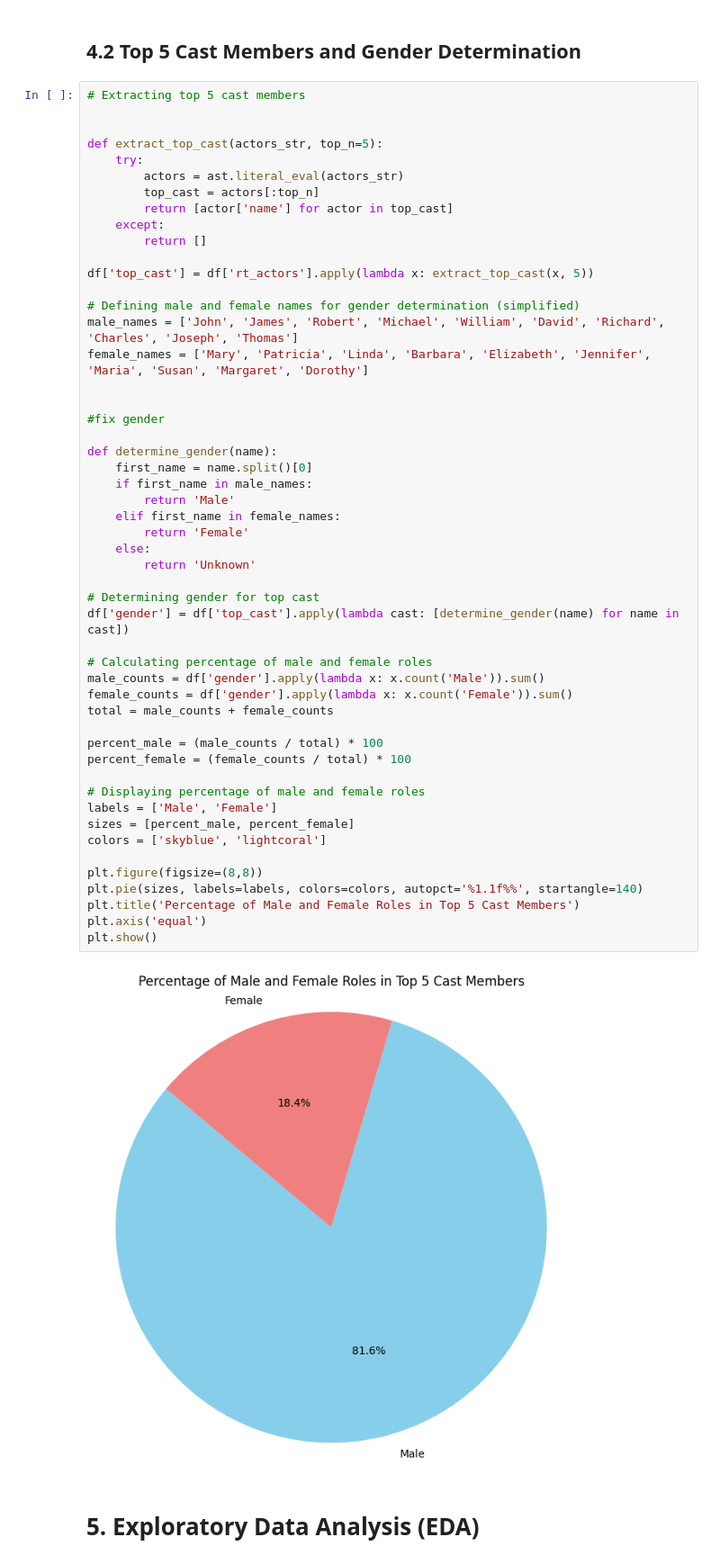
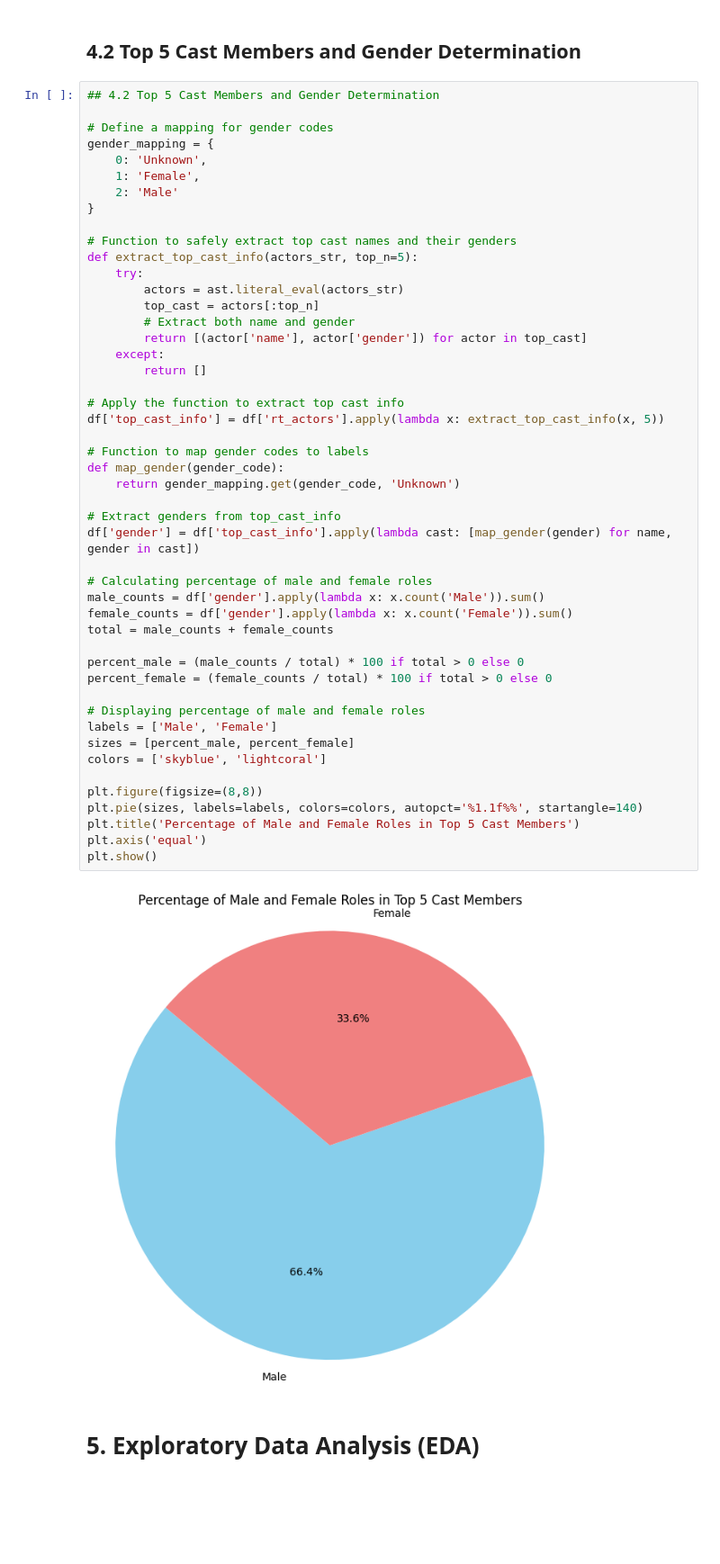
Before and after one commit to lAmiR1HosseiNl/Data_Science_Final_Project, a Jupyter notebook: AliShokoohi_400521477_AmirHosseinRaeghi_400522373/project.ipynb, the cells around one changed output. Shown at 90% size. Cells and saved outputs as stored; diff of their text form; blank space fills up the shorter version.

```diff
--- a/AliShokoohi_400521477_AmirHosseinRaeghi_400522373/project.ipynb
+++ b/AliShokoohi_400521477_AmirHosseinRaeghi_400522373/project.ipynb
@@ -238,58 +238,55 @@ Extracted Features:
 # %% [markdown]
 ## 4.2 Top 5 Cast Members and Gender Determination
 # %%
-# Extracting top 5 cast members
+## 4.2 Top 5 Cast Members and Gender Determination
 
+# Define a mapping for gender codes
+gender_mapping = {
+    0: 'Unknown',
+    1: 'Female',
+    2: 'Male'
+}
 
-def extract_top_cast(actors_str, top_n=5):
+# Function to safely extract top cast names and their genders
+def extract_top_cast_info(actors_str, top_n=5):
     try:
         actors = ast.literal_eval(actors_str)
         top_cast = actors[:top_n]
-        return [actor['name'] for actor in top_cast]
+        # Extract both name and gender
+        return [(actor['name'], actor['gender']) for actor in top_cast]
     except:
         return []
 
-df['top_cast'] = df['rt_actors'].apply(lambda x: extract_top_cast(x, 5))
+# Apply the function to extract top cast info
+df['top_cast_info'] = df['rt_actors'].apply(lambda x: extract_top_cast_info(x, 5))
 
-# Defining male and female names for gender determination (simplified)
-male_names = ['John', 'James', 'Robert', 'Michael', 'William', 'David', 'Richard', 'Charles', 'Joseph', 'Thomas']
-female_names = ['Mary', 'Patricia', 'Linda', 'Barbara', 'Elizabeth', 'Jennifer', 'Maria', 'Susan', 'Margaret', 'Dorothy']
+# Function to map gender codes to labels
+def map_gender(gender_code):
+    return gender_mapping.get(gender_code, 'Unknown')
 
-
-#fix gender
-
-def determine_gender(name):
-    first_name = name.split()[0]
-    if first_name in male_names:
-        return 'Male'
-    elif first_name in female_names:
-        return 'Female'
-    else:
-        return 'Unknown'
-
-# Determining gender for top cast
-df['gender'] = df['top_cast'].apply(lambda cast: [determine_gender(name) for name in cast])
+# Extract genders from top_cast_info
+df['gender'] = df['top_cast_info'].apply(lambda cast: [map_gender(gender) for name, gender in cast])
 
 # Calculating percentage of male and female roles
 male_counts = df['gender'].apply(lambda x: x.count('Male')).sum()
 female_counts = df['gender'].apply(lambda x: x.count('Female')).sum()
 total = male_counts + female_counts
 
-percent_male = (male_counts / total) * 100
-percent_female = (female_counts / total) * 100
+percent_male = (male_counts / total) * 100 if total > 0 else 0
+percent_female = (female_counts / total) * 100 if total > 0 else 0
 
 # Displaying percentage of male and female roles
 labels = ['Male', 'Female']
 sizes = [percent_male, percent_female]
 colors = ['skyblue', 'lightcoral']
 
 plt.figure(figsize=(8,8))
 plt.pie(sizes, labels=labels, colors=colors, autopct='%1.1f%%', startangle=140)
 plt.title('Percentage of Male and Female Roles in Top 5 Cast Members')
 plt.axis('equal')
 plt.show()
 # %% [output]
-[figure, old version]
+[figure, new version]
 # %% [markdown]
 # 5. Exploratory Data Analysis (EDA)
 # %% [markdown]
```
Also changed, not shown: parts of 3 cells of this notebook.
